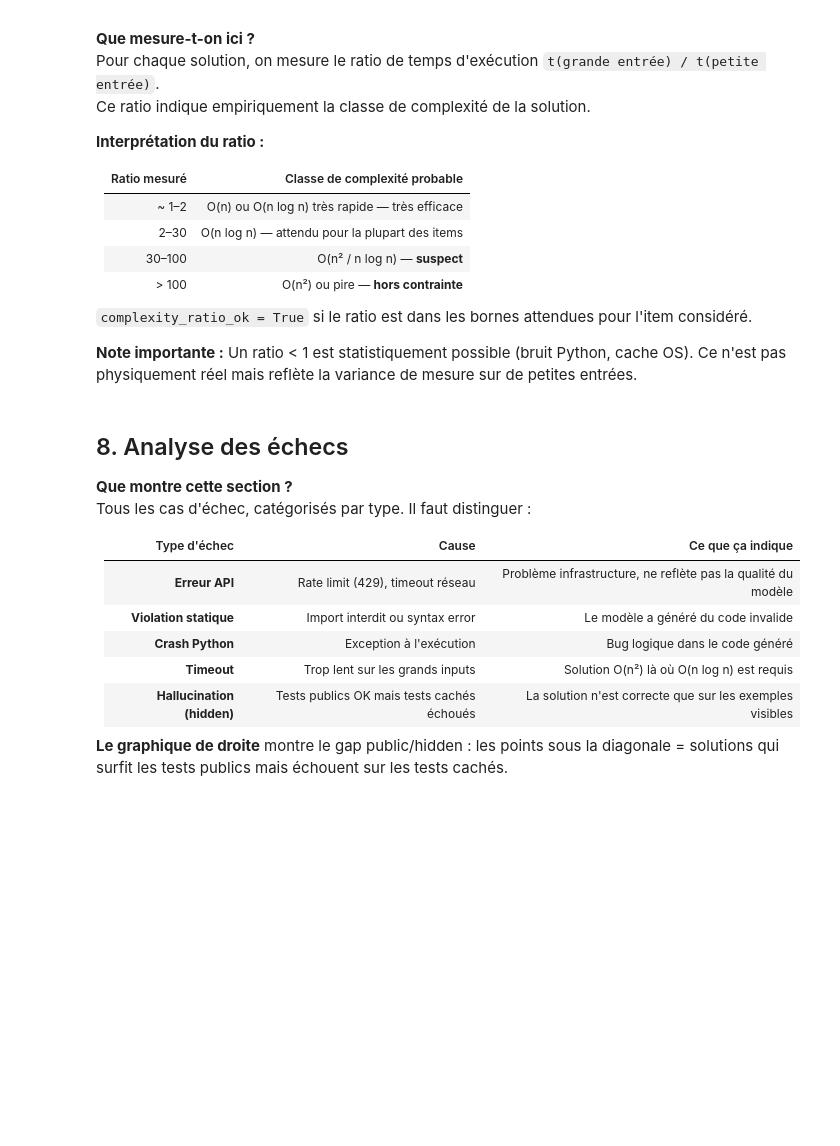
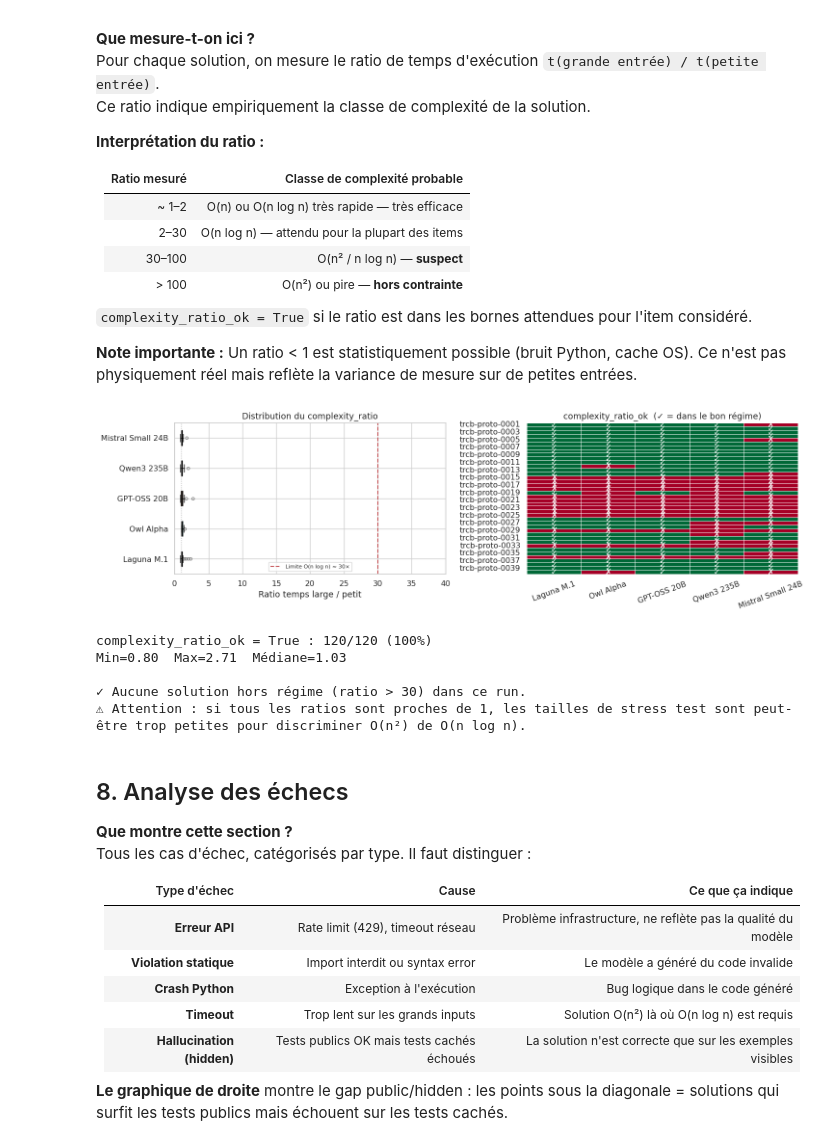
Before and after one commit to Fireman4740/TR-CodeBench, a Jupyter notebook: notebooks/trcb_analysis.ipynb, the cells around one changed output. Cells and saved outputs as stored; diff of their text form; code cells hidden in the pictures; blank space fills up the shorter version.

```diff
--- a/notebooks/trcb_analysis.ipynb
+++ b/notebooks/trcb_analysis.ipynb
@@ -674,34 +716,41 @@ else:
                                   values='complexity_ratio_ok', aggfunc='mean')
     pivot_cr = pivot_cr.reindex(index=item_order, columns=model_order)
     pivot_cr.columns = [short(m) for m in pivot_cr.columns]
     sns.heatmap(pivot_cr.fillna(-0.1), ax=ax_ok,
                 cmap='RdYlGn', vmin=0, vmax=1,
                 linewidths=0.5, linecolor='white',
-                annot=pivot_cr.applymap(lambda v: '✓' if v == 1 else '✗' if v == 0 else '—'),
+                annot=pivot_cr.apply(lambda col: col.map(lambda v: '✓' if v == 1 else '✗' if v == 0 else '—')),
                 fmt='', annot_kws={'size': 12}, cbar=False)
     ax_ok.set_title('complexity_ratio_ok  (✓ = dans le bon régime)')
     ax_ok.set_xlabel(''); ax_ok.set_ylabel('')
     ax_ok.tick_params(axis='x', rotation=20)
 
     plt.tight_layout()
     plt.show()
 
     n_ok  = int(ratio_df['complexity_ratio_ok'].sum())
     n_tot = len(ratio_df)
     print(f'complexity_ratio_ok = True : {n_ok}/{n_tot} ({n_ok/n_tot*100:.0f}%)')
     print(f'Min={ratio_df["complexity_ratio"].min():.2f}  '
           f'Max={ratio_df["complexity_ratio"].max():.2f}  '
           f'Médiane={ratio_df["complexity_ratio"].median():.2f}')
 
     bad = ratio_df[ratio_df['complexity_ratio'] > 30]
     if not bad.empty:
         print('\n⚠ Solutions hors régime (ratio > 30) :')
         display(bad[['model','item_id','complexity_ratio','correctness_score']]
                 .assign(model=lambda d: d['model'].map(short)).reset_index(drop=True))
     else:
         print('\n✓ Aucune solution hors régime (ratio > 30) dans ce run.')
         print('⚠ Attention : si tous les ratios sont proches de 1, les tailles de stress test'
               ' sont peut-être trop petites pour discriminer O(n²) de O(n log n).')
+# %% [output]
+[figure, added]
+complexity_ratio_ok = True : 120/120 (100%)
+Min=0.80  Max=2.71  Médiane=1.03
+
+✓ Aucune solution hors régime (ratio > 30) dans ce run.
+⚠ Attention : si tous les ratios sont proches de 1, les tailles de stress test sont peut-être trop petites pour discriminer O(n²) de O(n log n).
 # %% [markdown]
 ## 8. Analyse des échecs
 
```
Also changed, not shown: parts of 9 cells of this notebook, 5 other files.
